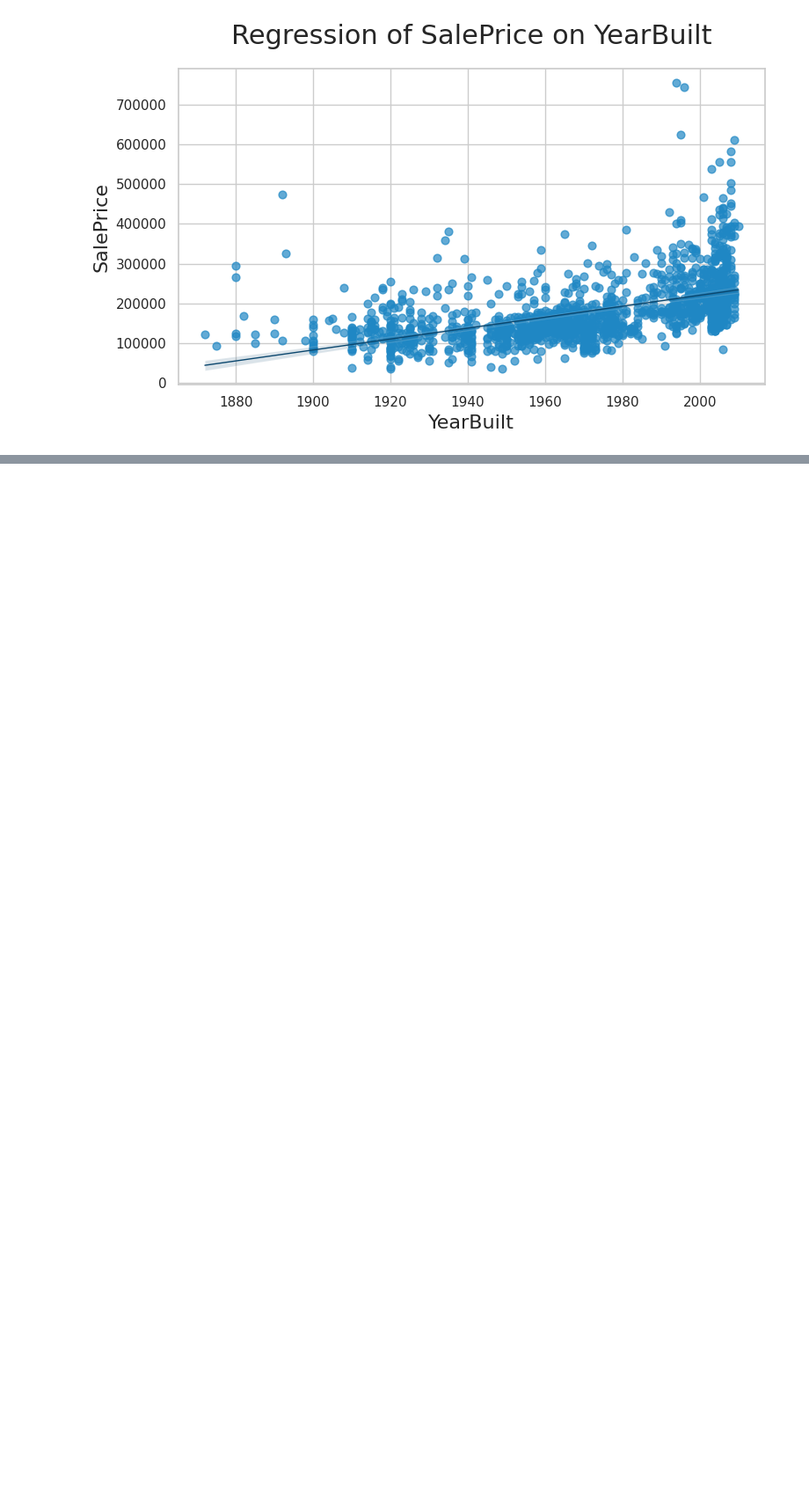
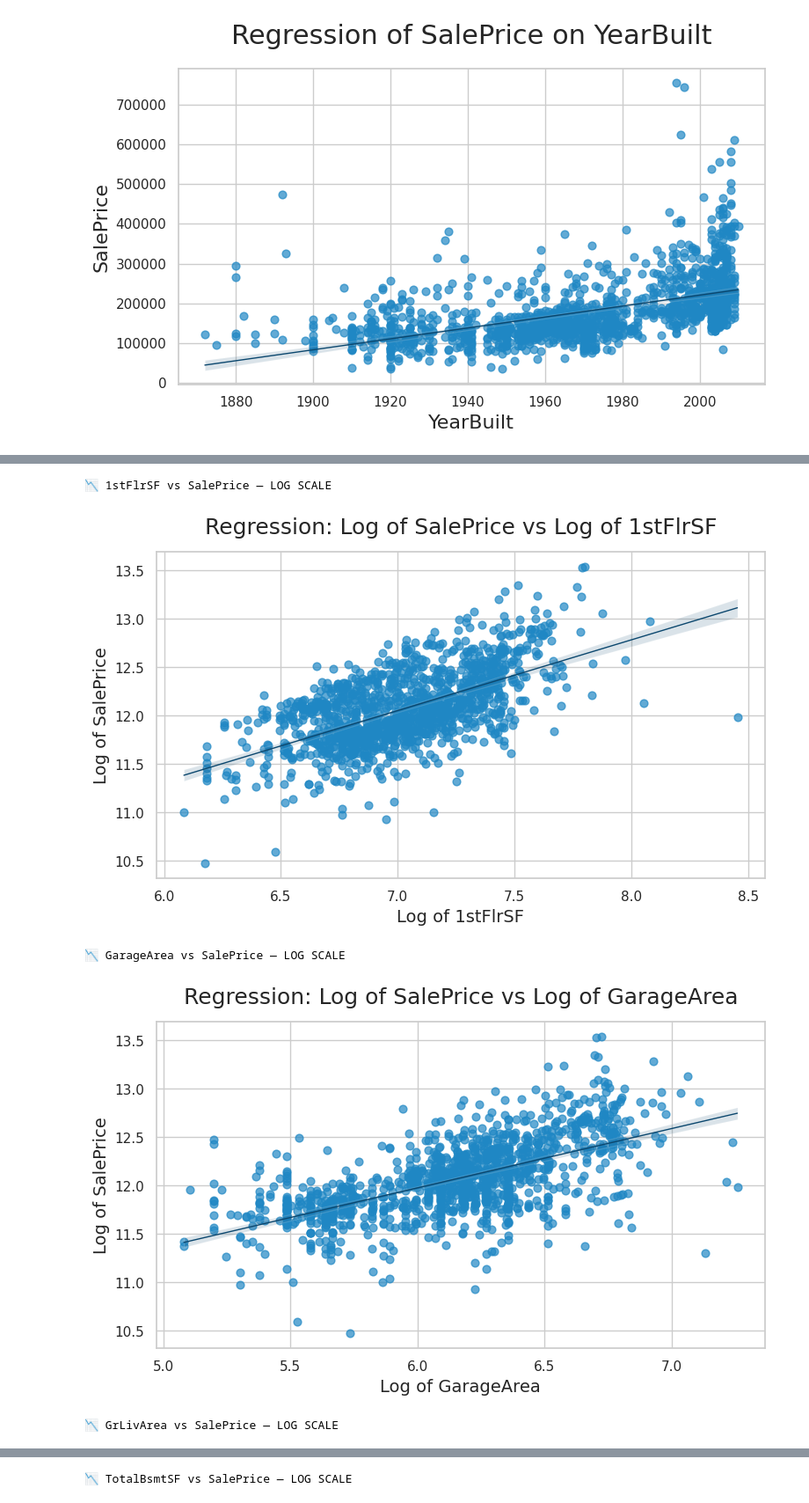
Before and after one commit to craig-grant630/Heritage-Housing, a Jupyter notebook: jupyter_notebooks/Housing_SalePrice_Study.ipynb, the cells around one changed output, grey strips where cells are left out. Shown at 88% size. Cells and saved outputs as stored; diff of their text form; code cells hidden in the pictures; blank space fills up the shorter version.

```diff
--- a/jupyter_notebooks/Housing_SalePrice_Study.ipynb
+++ b/jupyter_notebooks/Housing_SalePrice_Study.ipynb
@@ -209,7 +221,7 @@ import matplotlib.pyplot as plt
 import seaborn as sns
 from scipy.stats import pearsonr
 import matplotlib.patheffects as path_effects
-
+vars_to_study = vars_to_study
 def plot_regress(df, col, target_var):
     plt.figure(figsize=(8, 5))
     sns.set_theme(style="whitegrid")
@@ -241,0 +258,55 @@ for col in vars_to_study:
+# %%
+import numpy as np
+
+# Copy the dataframe to avoid modifying the original
+
+df_log = df_eda.copy()
+
+# filter the df
+df_filtered = df_eda[(df_eda['GarageArea'] > 0) & (df_eda['SalePrice'] > 0) & (df_eda['TotalBsmtSF'] > 0)]
+
+# Log-transform the target
+df_log['LogSalePrice'] = np.log1p(df_log['SalePrice'])
+
+# log-transform variables
+loggable_vars = ['1stFlrSF', 'GarageArea', 'GrLivArea', 'TotalBsmtSF']
+
+# Add log versions of those predictors
+for col in loggable_vars:
+    df_log[f'Log_{col}'] = np.log1p(df_log[col])
+
+
+def plot_regress_log(df, col, target_var, log_x=False, log_y=False):
+    x = np.log1p(df[col])
+    y = np.log1p(df[target_var])
+
+    plt.figure(figsize=(8, 5))
+    sns.set_theme(style="whitegrid")
+
+    sns.regplot(
+        x=x,
+        y=y,
+        scatter_kws={"s": 40, "alpha": 0.7, "color": "#1F87C4"},
+        line_kws={"color": "#0B476E", "lw": 1}
+    )
+
+    x_label = f"Log of {col}"
+    y_label = f"Log of {target_var}"
+
+    plt.title(f"Regression: {y_label} vs {x_label}", fontsize=18, pad=15)
+    plt.xlabel(x_label, fontsize=14)
+    plt.ylabel(y_label, fontsize=14)
+    plt.tight_layout()
+    plt.show()
+
+
+# Loop through and compare original vs log-log versions
+for col in loggable_vars:
+    print(f"\n📉 {col} vs {target_var} — LOG SCALE")
+    plot_regress_log(df_filtered, col, target_var, log_x=True, log_y=True)
+# %% [output]
+📉 1stFlrSF vs SalePrice — LOG SCALE
+[figure, added]
+📉 GarageArea vs SalePrice — LOG SCALE
+[figure, added]
+📉 GrLivArea vs SalePrice — LOG SCALE
@@ -241,0 +314 @@ for col in vars_to_study:
+📉 TotalBsmtSF vs SalePrice — LOG SCALE
```
Also changed, not shown: parts of 5 cells of this notebook.
